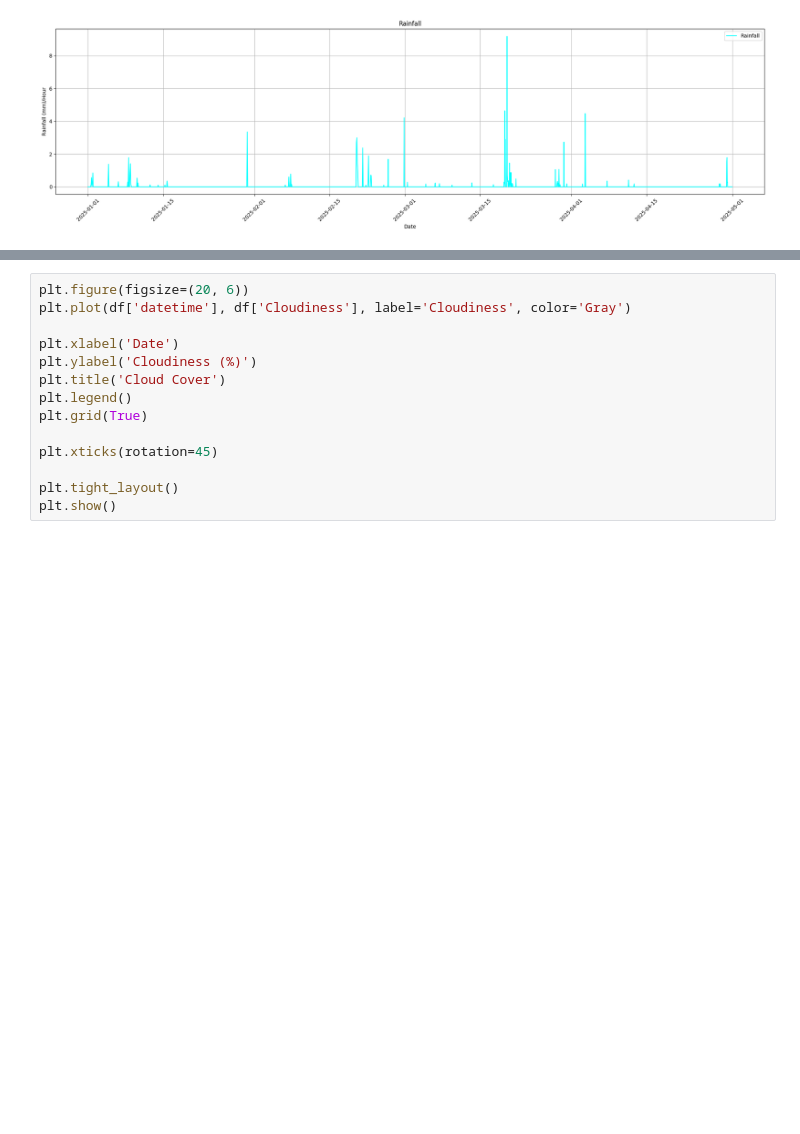
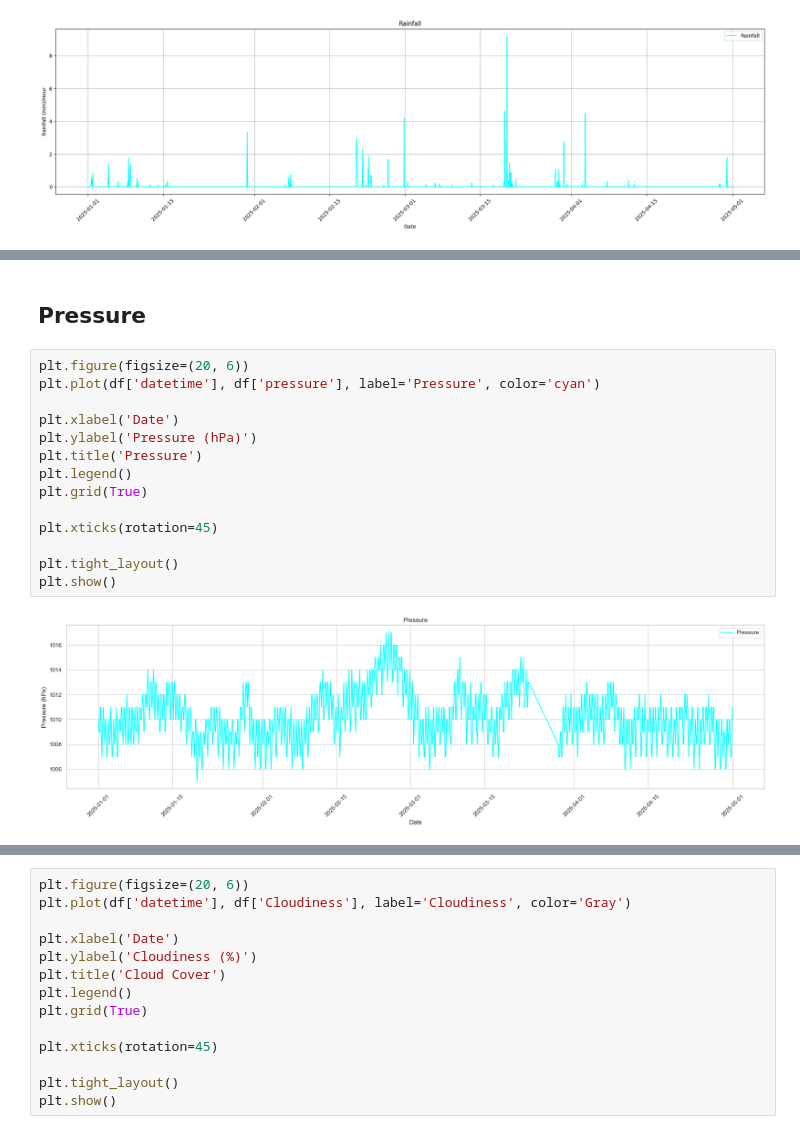
Before and after one commit to JOHNfreedom1234/Data-Mining-Project, a Jupyter notebook: Data_Mining_Proper_Analysis.ipynb, the cells around one changed output, grey strips where cells are left out. Drawn from its saved outputs; the diff is of its cells as text; blank space fills up the shorter version.

```diff
--- a/Data_Mining_Proper_Analysis.ipynb
+++ b/Data_Mining_Proper_Analysis.ipynb
@@ -132,0 +176,18 @@ plt.show()
+# %% [markdown]
+## Pressure
+# %%
+plt.figure(figsize=(20, 6))
+plt.plot(df['datetime'], df['pressure'], label='Pressure', color='cyan')
+
+plt.xlabel('Date')
+plt.ylabel('Pressure (hPa)')
+plt.title('Pressure')
+plt.legend()
+plt.grid(True)
+
+plt.xticks(rotation=45)
+
+plt.tight_layout()
+plt.show()
+# %% [output]
+[figure, added]
```
Also changed, not shown: parts of 15 cells of this notebook.
